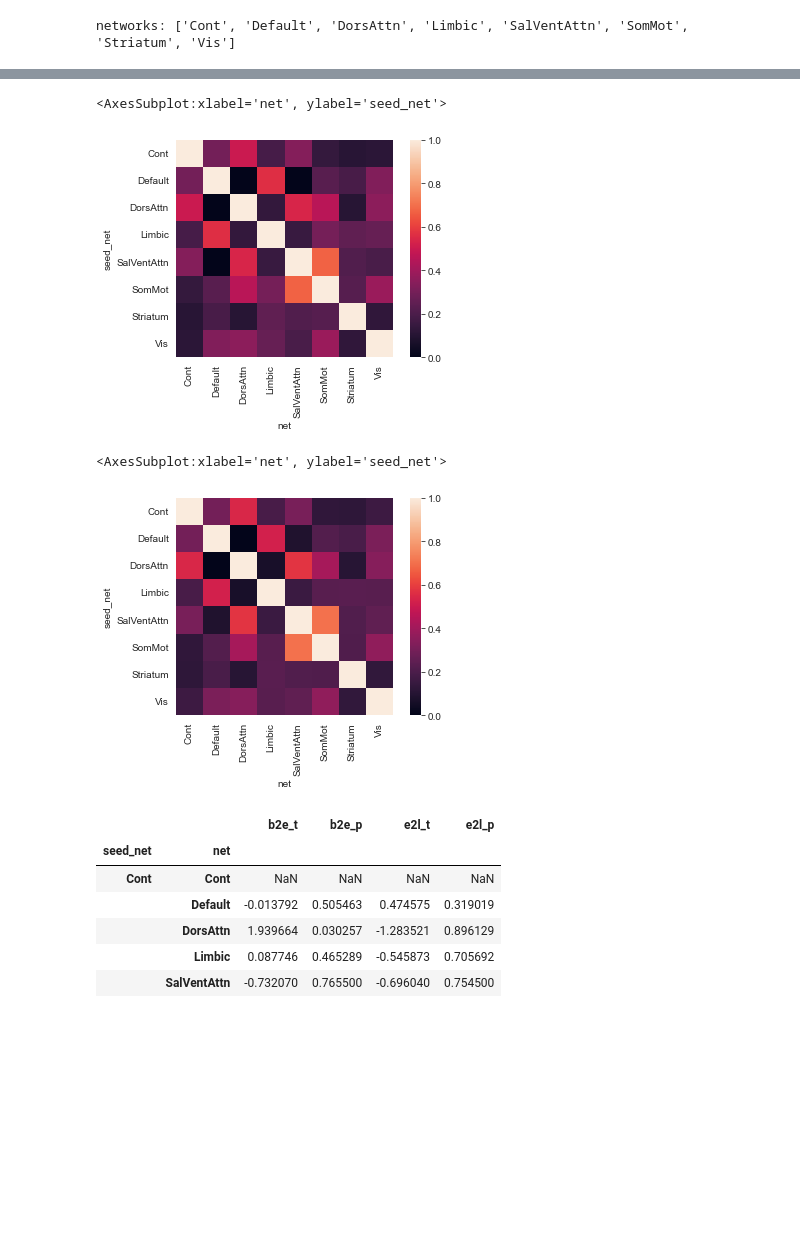
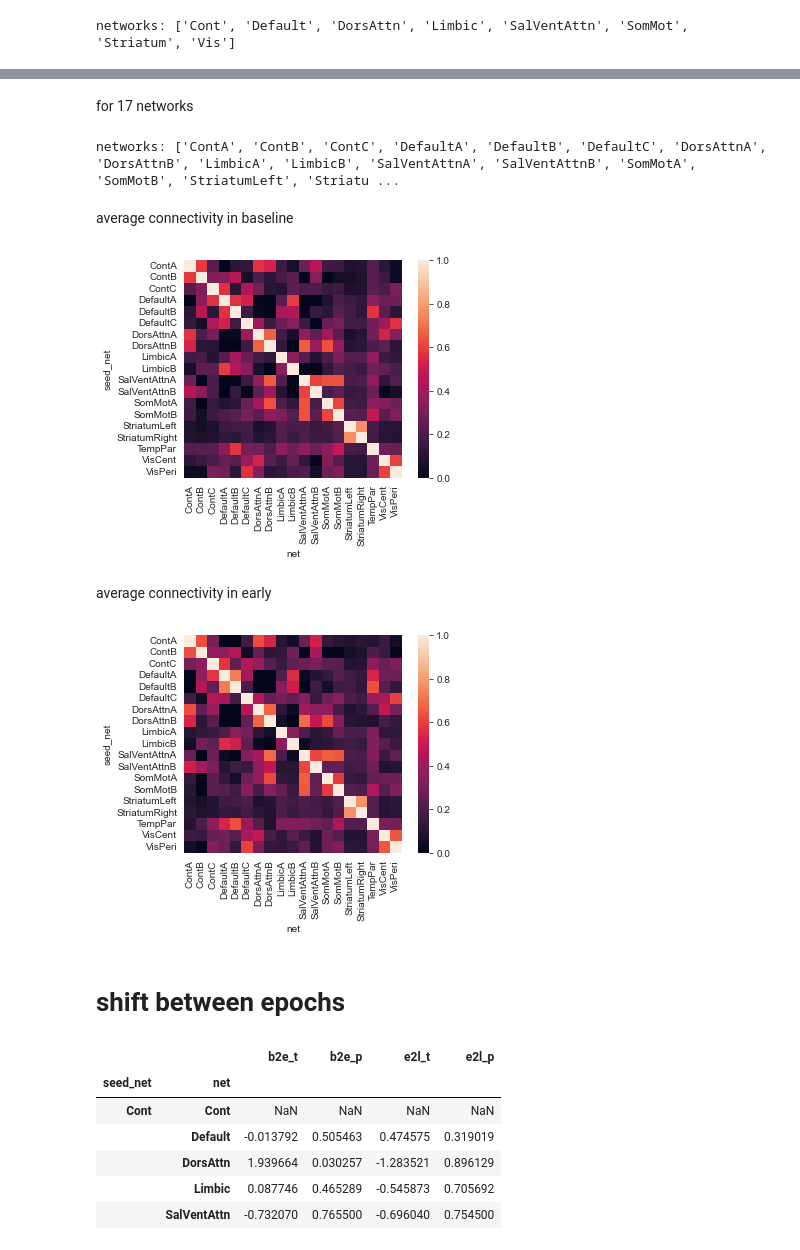
Before and after one commit to qniksefat/gradient-notebooks, a Jupyter notebook: large-manifold-nbs/4.1-seed-net.ipynb, the cells around one changed output, grey strips where cells are left out. Saved outputs shown, nothing was run; the diff lists cells and outputs as text; code cells hidden in the pictures; blank space fills up the shorter version.

Commit message:
merged 17 net analysis into 7 net. added behavioural vs shift for 17 nets.

```diff
--- a/large-manifold-nbs/4.1-seed-net.ipynb
+++ b/large-manifold-nbs/4.1-seed-net.ipynb
@@ -247,17 +198,29 @@ dfr_mean
+# %% [markdown]
+for 17 networks
+# %%
+dfcorr17 = seed_corr(net='17')
+dfr17 = dfcorr17.round(4)
+# important to round
+# %% [output]
+networks: ['ContA', 'ContB', 'ContC', 'DefaultA', 'DefaultB', 'DefaultC', 'DorsAttnA', 'DorsAttnB', 'LimbicA', 'LimbicB', 'SalVentAttnA', 'SalVentAttnB', 'SomMotA', 'SomMotB', 'StriatumLeft', 'Striatu ...
+# %% [markdown]
+average connectivity in baseline
 # %%
+dfr_mean = dfr17.groupby(level=[0, 1, 3]).mean()
 mean_ = dfr_mean.reorder_levels([1,0,2]).loc['baseline'].unstack()['r']
-seaborn.heatmap(mean_,
-                vmin=0, vmax=1, square=True)
+_ = seaborn.heatmap(mean_,vmin=0, vmax=1, square=True)
 # %% [output]
-<AxesSubplot:xlabel='net', ylabel='seed_net'>
-[figure, old version]
+[figure, new version]
+# %% [markdown]
+average connectivity in early
 # %%
+dfr_mean = dfr17.groupby(level=[0, 1, 3]).mean()
 mean_ = dfr_mean.reorder_levels([1,0,2]).loc['early'].unstack()['r']
-seaborn.heatmap(mean_,
-                vmin=0, vmax=1, square=True)
+_ = seaborn.heatmap(mean_,vmin=0, vmax=1, square=True)
 # %% [output]
-<AxesSubplot:xlabel='net', ylabel='seed_net'>
-[figure, old version]
+[figure, new version]
+# %% [markdown]
+# shift between epochs
 # %%
 import pingouin as pg
 # %%
```
Also changed, not shown: parts of 70 cells of this notebook.
